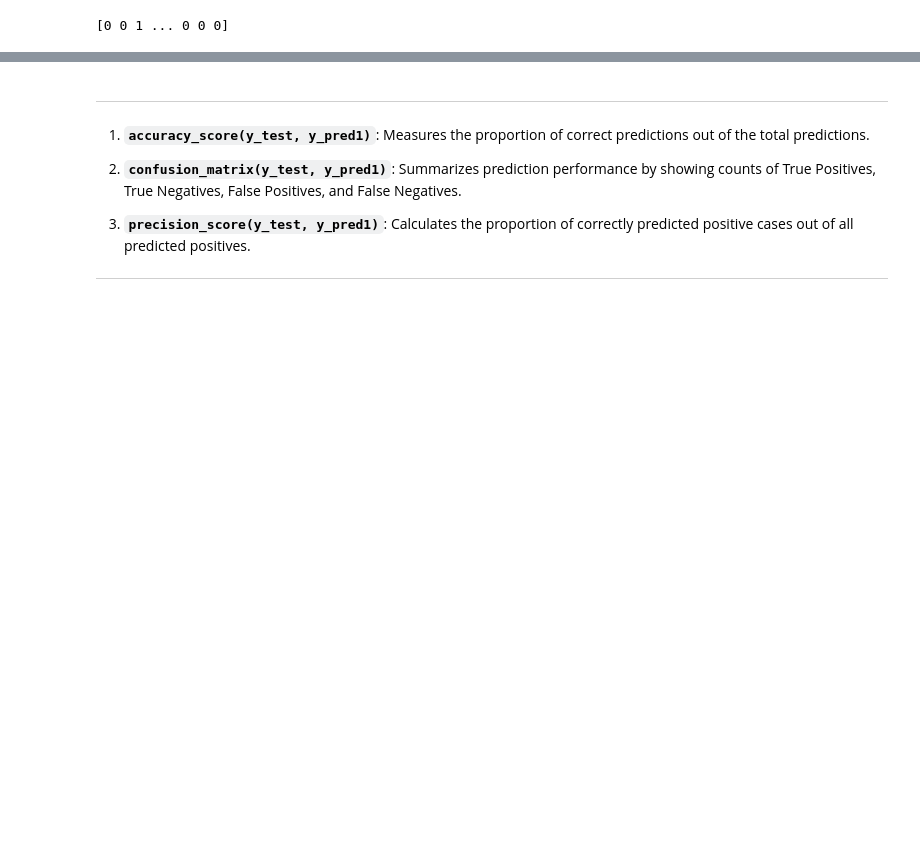
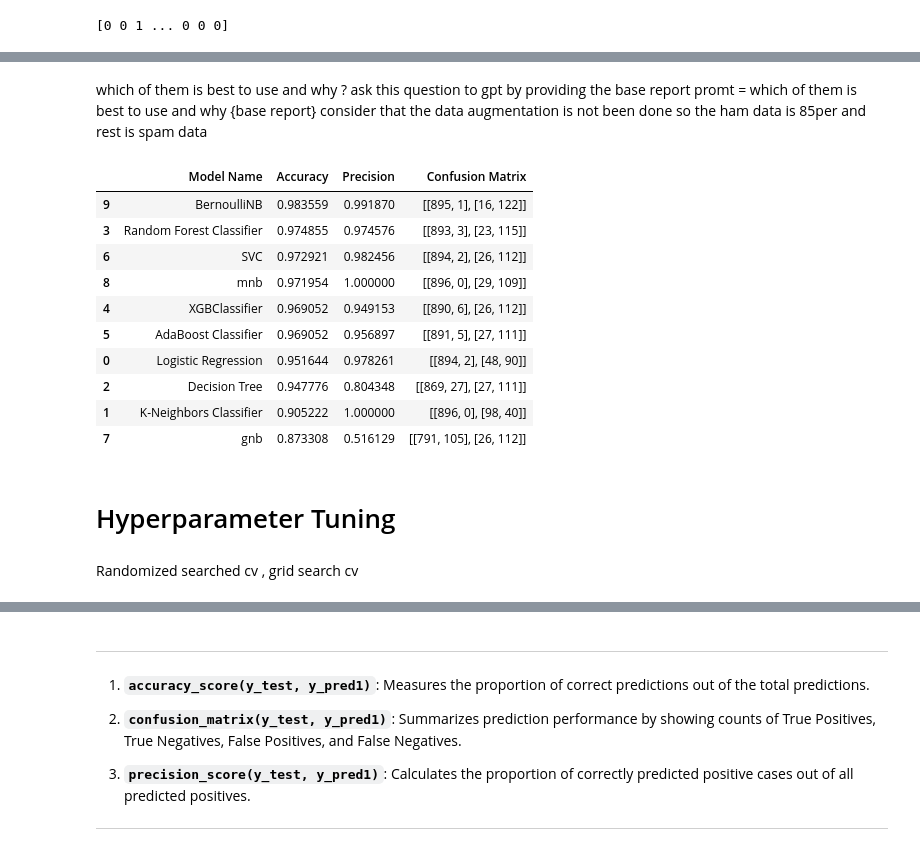
Before and after one commit to Shiwang-Sharma98/spam-classifier, a Jupyter notebook: notebooks/email_spam_classifier.ipynb, the cells around one changed output, grey strips where cells are left out. Drawn from its saved outputs; the diff is of its cells as text; code cells hidden in the pictures; blank space fills up the shorter version.

Commit message:
trying some more models and doing hyperparameter tunning

```diff
--- a/notebooks/email_spam_classifier.ipynb
+++ b/notebooks/email_spam_classifier.ipynb
@@ -416,0 +427,6 @@ X_train,X_test,y_train,y_test = train_test_split(X,y,test_size=0.2,random_state=
+# %%
+def evaluate_reg(true, predicted):
+    ase = accuracy_score(true, predicted)
+    cmx = confusion_matrix(true, predicted)
+    pse = precision_score(true, predicted)
+    return ase, cmx, pse
@@ -416,0 +491,13 @@ X_train,X_test,y_train,y_test = train_test_split(X,y,test_size=0.2,random_state=
+# %%
+models = {
+    "Logistic Regression": LogisticRegression(),
+    "K-Neighbors Classifier": KNeighborsClassifier(),
+    "Decision Tree": DecisionTreeClassifier(),
+    "Random Forest Classifier": RandomForestClassifier(),
+    "XGBClassifier": XGBClassifier(),
+    "AdaBoost Classifier": AdaBoostClassifier(),
+    "SVC": SVC(),
+    "gnb":GaussianNB(),
+    "mnb":MultinomialNB(),
+    "BernoulliNB":BernoulliNB()
+}
@@ -416,0 +506,2 @@ X_train,X_test,y_train,y_test = train_test_split(X,y,test_size=0.2,random_state=
+# %%
+base_report = evaluate_models(X_train, X_test, y_train, y_test, models)
@@ -416,0 +526,19 @@ X_train,X_test,y_train,y_test = train_test_split(X,y,test_size=0.2,random_state=
+# %% [markdown]
+which of them is best to use and why ? ask this question to gpt by providing the base report
+promt = which of them is best to use and why {base report} consider that the data augmentation is not been done so the ham data is 85per and rest is spam data
+# %%
+base_report
+# %% [output]
+|  | Model Name | Accuracy | Precision | Confusion Matrix |
+| 9 | BernoulliNB | 0.983559 | 0.991870 | [[895, 1], [16, 122]] |
+| 3 | Random Forest Classifier | 0.974855 | 0.974576 | [[893, 3], [23, 115]] |
+| 6 | SVC | 0.972921 | 0.982456 | [[894, 2], [26, 112]] |
+| 8 | mnb | 0.971954 | 1.000000 | [[896, 0], [29, 109]] |
+| 4 | XGBClassifier | 0.969052 | 0.949153 | [[890, 6], [26, 112]] |
+| 5 | AdaBoost Classifier | 0.969052 | 0.956897 | [[891, 5], [27, 111]] |
+| 0 | Logistic Regression | 0.951644 | 0.978261 | [[894, 2], [48, 90]] |
+| 2 | Decision Tree | 0.947776 | 0.804348 | [[869, 27], [27, 111]] |
+| 1 | K-Neighbors Classifier | 0.905222 | 1.000000 | [[896, 0], [98, 40]] |
+| 7 | gnb | 0.873308 | 0.516129 | [[791, 105], [26, 112]] |
+# %% [markdown]
+# Hyperparameter Tuning
@@ -416,0 +565,2 @@ X_train,X_test,y_train,y_test = train_test_split(X,y,test_size=0.2,random_state=
+# %% [markdown]
+Randomized searched cv , grid search cv
```
Also changed, not shown: parts of 29 cells of this notebook, 1 other file.
